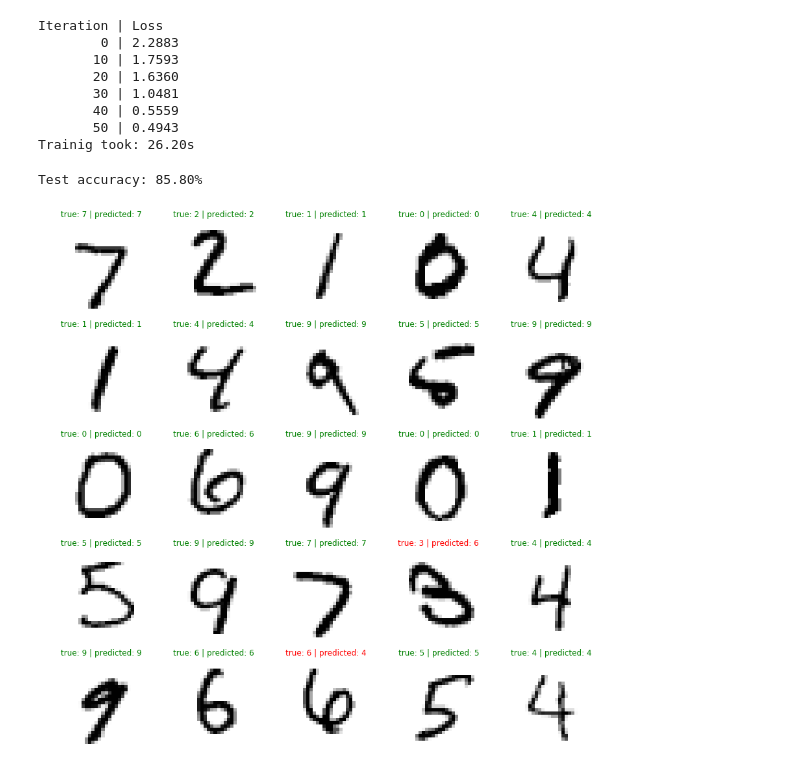
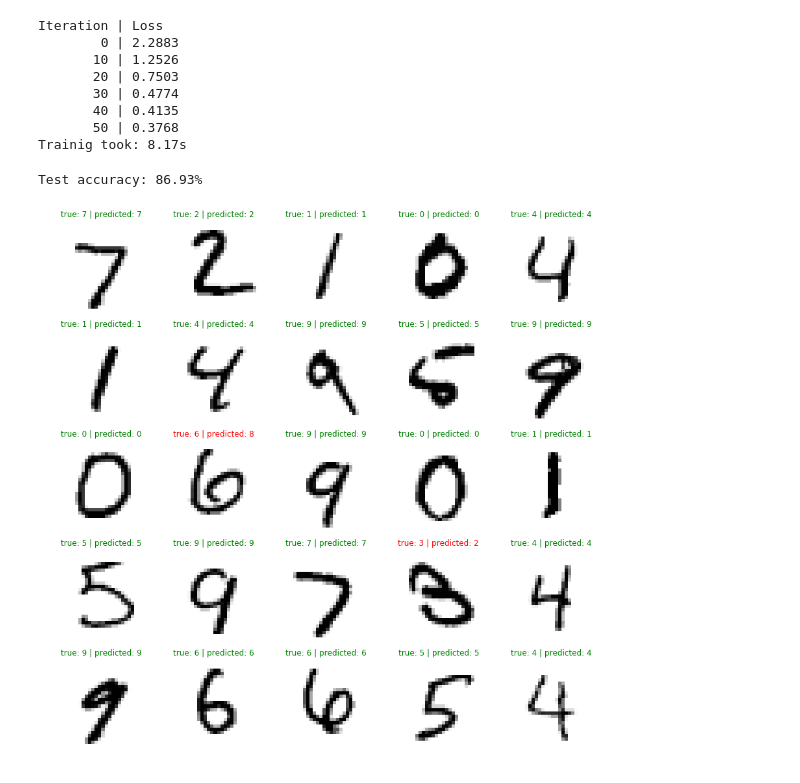
Before and after one commit to polarbart/libdl, a Jupyter notebook: MNIST.ipynb, the cells around one changed output. Saved outputs shown, nothing was run; the diff lists cells and outputs as text; code cells hidden in the pictures.

Commit message:
adam, batchnorm and 3x faster conv

```diff
--- a/MNIST.ipynb
+++ b/MNIST.ipynb
@@ -42,41 +30,40 @@ train_loader = DataLoader(train_data, batch_size=batch_size, shuffle=False)
 test_loader = DataLoader(test_data, batch_size=batch_size, shuffle=False)
 # %%
 # weights and biases for the convolutional neural network
-F1 = from_numpy(np.random.normal(0, 1 / np.sqrt(filter_sizes[0] * filter_sizes[0]), (filter_sizes[0], filter_sizes[0], 1, hidden_units[0])), True)
-B1 = from_numpy(np.zeros(hidden_units[0]), True)
-F2 = from_numpy(np.random.normal(0, 1 / np.sqrt(hidden_units[0] * filter_sizes[1] * filter_sizes[1]), (filter_sizes[1], filter_sizes[1], hidden_units[0], hidden_units[1])), True)
-B2 = from_numpy(np.zeros(hidden_units[1]), True)
+F1 = libdl.tensor(np.random.normal(0, 1 / np.sqrt(filter_sizes[0] * filter_sizes[0]), (filter_sizes[0], filter_sizes[0], 1, hidden_units[0])), True)
+B1 = libdl.tensor(np.zeros(hidden_units[0]), True)
+F2 = libdl.tensor(np.random.normal(0, 1 / np.sqrt(hidden_units[0] * filter_sizes[1] * filter_sizes[1]), (filter_sizes[1], filter_sizes[1], hidden_units[0], hidden_units[1])), True)
+B2 = libdl.tensor(np.zeros(hidden_units[1]), True)
 
-W3 = from_numpy(np.random.normal(0, 1 / np.sqrt(49 * hidden_units[1]), (hidden_units[2], 49 * hidden_units[1])), True)
-B3 = from_numpy(np.zeros(hidden_units[2]), True)
-W4 = from_numpy(np.random.normal(0, 1 / np.sqrt(hidden_units[2]), (10, hidden_units[2])), True)
-B4 = from_numpy(np.zeros(10), True)
+W3 = libdl.tensor(np.random.normal(0, 1 / np.sqrt(49 * hidden_units[1]), (hidden_units[2], 49 * hidden_units[1])), True)
+B3 = libdl.tensor(np.zeros(hidden_units[2]), True)
+W4 = libdl.tensor(np.random.normal(0, 1 / np.sqrt(hidden_units[2]), (10, hidden_units[2])), True)
+B4 = libdl.tensor(np.zeros(10), True)
 parameters = [F1, B1, F2, B2, W3, B3, W4, B4]
 # %%
 # forward pass
 def forward(x):
-    h1 = l.leakyRelu(l.maxpool2d(l.conv2d(x, F1, B1, filter_sizes[0] // 2), 2))
-    h2 = l.leakyRelu(l.maxpool2d(l.conv2d(h1, F2, B2, filter_sizes[1] // 2), 2))
-    h2 = l.reshape(h2, (49 * hidden_units[1], -1))
-    h3 = l.leakyRelu(l.matmul(W3, h2) + B3)
-    return l.matmul(W4, h3) + B4
+    h1 = libdl.leaky_relu(libdl.maxpool_2d(libdl.conv_2d(x, F1, B1, filter_sizes[0] // 2), 2))
+    h2 = libdl.leaky_relu(libdl.maxpool_2d(libdl.conv_2d(h1, F2, B2, filter_sizes[1] // 2), 2))
+    h2 = libdl.reshape(h2, (49 * hidden_units[1], -1))
+    h3 = libdl.leaky_relu(libdl.matmul(W3, h2) + B3)
+    return libdl.matmul(W4, h3) + B4
 # %%
 # training
+optim = libdl.optim.Adam(parameters, lr)
 print("Iteration | Loss")
 start_time = time.time()
 for i, (x, y) in enumerate(train_loader):
-    x = from_numpy(x.numpy().transpose())
-    y = from_numpy(np.eye(10)[y.numpy()].transpose())  # onehot encoding
+    x = libdl.tensor(x.numpy().transpose())
+    y = libdl.tensor(np.eye(10)[y.numpy()].transpose())  # onehot encoding
 
     yp = forward(x)
-    loss = l.crossEntropyWithLogits(yp, y)
+    loss = libdl.cross_entropy_with_logits(yp, y)
     loss.backward()
 
-    for p in parameters:
-        p.applyGradient(lr)
-        g = p.grad()
-        g *= momentum
-    lr *= lr_decay
+    optim.step()
+    optim.zero_grad()
+    optim.lr *= lr_decay
 
     if i % log_every == 0:
         print(f"{i:9d} | {loss.numpy():.4f}")
@@ -88,17 +75,17 @@ print(f'Trainig took: {time.time() - start_time:.2f}s')
 # %% [output]
 Iteration | Loss
         0 | 2.2883
-       10 | 1.7593
-       20 | 1.6360
-       30 | 1.0481
-       40 | 0.5559
-       50 | 0.4943
-Trainig took: 26.20s
+       10 | 1.2526
+       20 | 0.7503
+       30 | 0.4774
+       40 | 0.4135
+       50 | 0.3768
+Trainig took: 8.17s
 # %%
 # test accuracy
 accs = []
 for i, (x, y) in enumerate(test_loader):
-    x = from_numpy(x.numpy().transpose())
+    x = libdl.tensor(x.numpy().transpose())
     y = y.numpy()
 
     yp = forward(x).numpy().argmax(axis=0)
@@ -108,18 +95,18 @@ for i, (x, y) in enumerate(test_loader):
 
 print(f"Test accuracy: {np.mean(accs)*100:.2f}%")
 # %% [output]
-Test accuracy: 85.80%
+Test accuracy: 86.93%
 # %%
 # visualization
 grid_size = 5
-t = from_numpy(np.concatenate([test_data[i][0][None] for i in range(grid_size * grid_size)]).transpose())
+t = libdl.tensor(np.concatenate([test_data[i][0][None] for i in range(grid_size * grid_size)]).transpose())
 lp = forward(t).numpy().argmax(axis=0)
 gs = gridspec.GridSpec(grid_size, grid_size)
 plt.figure(figsize=(15,15))
 for i in range(grid_size*grid_size):
     plt.subplot(gs[i])
     plt.axis('off')
     plt.title(f'true: {test_data[i][1]} | predicted: {lp[i]}', color='g' if test_data[i][1] == lp[i] else 'r')
     plt.imshow(1-test_data[i][0].numpy().squeeze(), cmap='gray')
 # %% [output]
-[figure, old version]
+[figure, new version]
```
Also changed, not shown: parts of 3 cells of this notebook, 17 other files.
